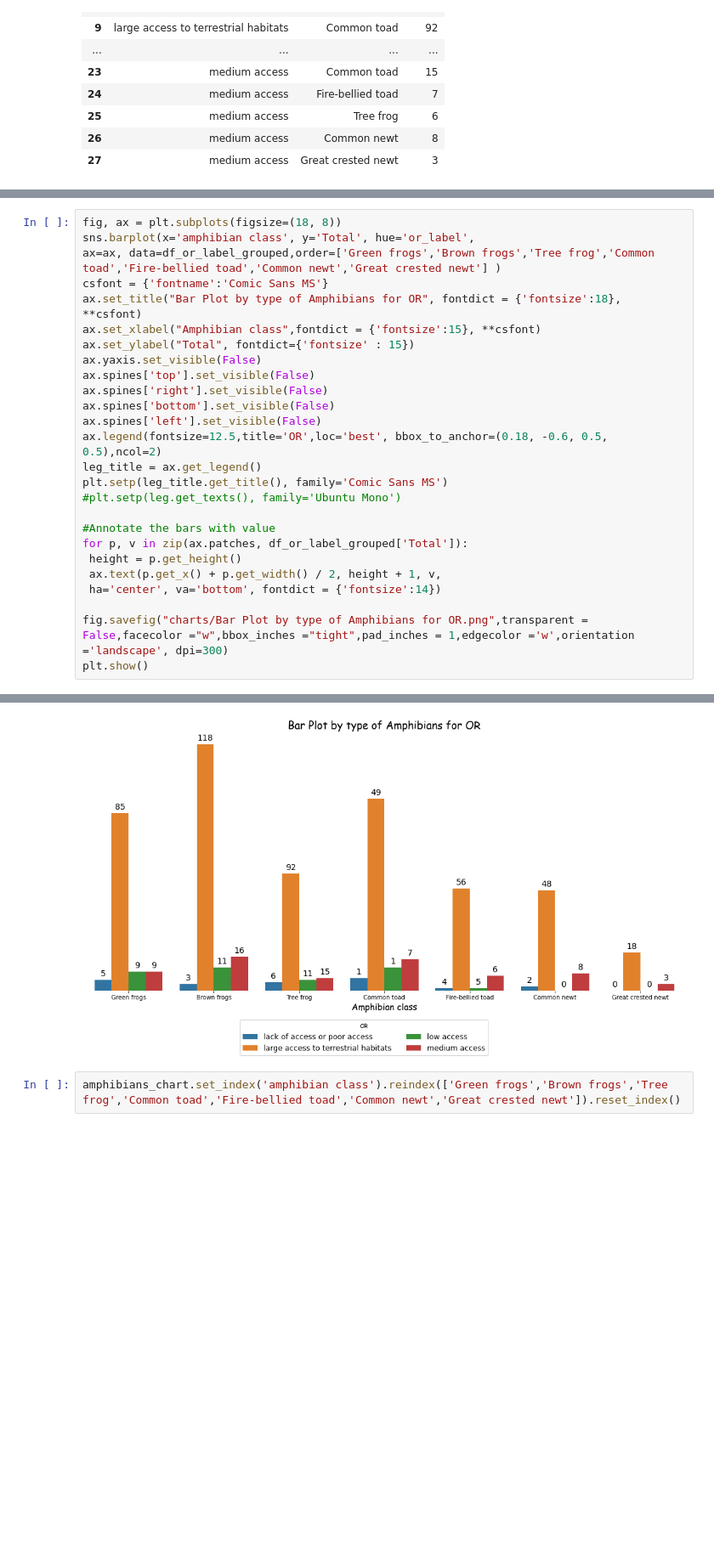
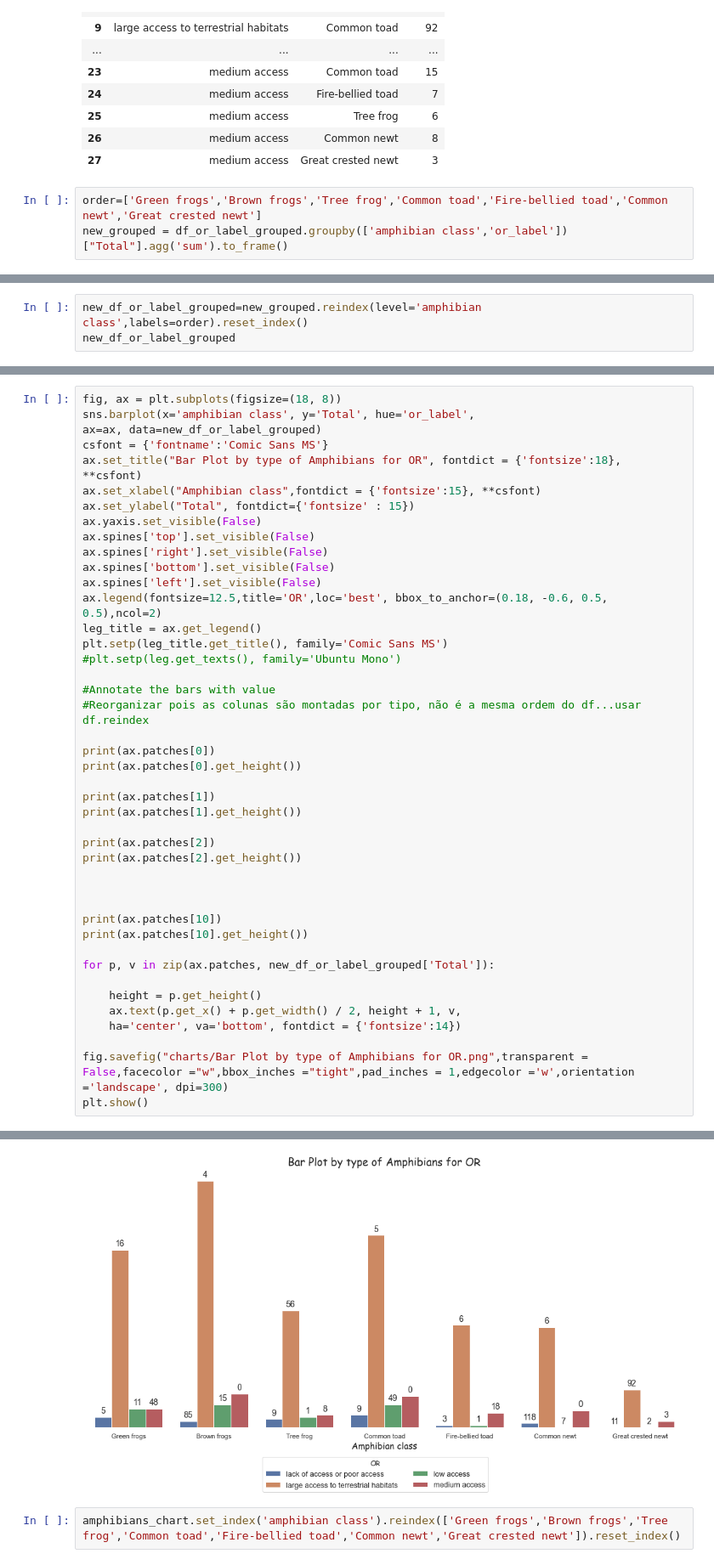
Before and after one commit to Renata-Thomazelli/amphibians, a Jupyter notebook: amphibians-Copy1.ipynb, the cells around one changed output, grey strips where cells are left out. Shown at 85% size. Cells and saved outputs as stored; diff of their text form; blank space fills up the shorter version.

Commit message:
fixing the charts

```diff
--- a/amphibians-Copy1.ipynb
+++ b/amphibians-Copy1.ipynb
@@ -357,3 +357,6 @@ df_or_label_grouped
 | 25 | medium access | Tree frog | 6 |
 | 26 | medium access | Common newt | 8 |
 | 27 | medium access | Great crested newt | 3 |
+# %%
+order=['Green frogs','Brown frogs','Tree frog','Common toad','Fire-bellied toad','Common newt','Great crested newt']
+new_grouped = df_or_label_grouped.groupby(['amphibian class','or_label'])["Total"].agg('sum').to_frame()
@@ -359,0 +384,3 @@ df_or_label_grouped
+# %%
+new_df_or_label_grouped=new_grouped.reindex(level='amphibian class',labels=order).reset_index()
+new_df_or_label_grouped
@@ -360,7 +425,7 @@ df_or_label_grouped
 # %%
 fig, ax = plt.subplots(figsize=(18, 8))
 sns.barplot(x='amphibian class', y='Total', hue='or_label',
-ax=ax, data=df_or_label_grouped,order=['Green frogs','Brown frogs','Tree frog','Common toad','Fire-bellied toad','Common newt','Great crested newt'] )
+ax=ax, data=new_df_or_label_grouped)
 csfont = {'fontname':'Comic Sans MS'}
 ax.set_title("Bar Plot by type of Amphibians for OR", fontdict = {'fontsize':18}, **csfont)
 ax.set_xlabel("Amphibian class",fontdict = {'fontsize':15}, **csfont)
@@ -376,10 +441,27 @@ plt.setp(leg_title.get_title(), family='Comic Sans MS')
 #plt.setp(leg.get_texts(), family='Ubuntu Mono')
 
 #Annotate the bars with value
-for p, v in zip(ax.patches, df_or_label_grouped['Total']):
- height = p.get_height()
- ax.text(p.get_x() + p.get_width() / 2, height + 1, v,
- ha='center', va='bottom', fontdict = {'fontsize':14})
+#Reorganizar pois as colunas são montadas por tipo, não é a mesma ordem do df...usar df.reindex
+
+print(ax.patches[0])
+print(ax.patches[0].get_height())
+
+print(ax.patches[1])
+print(ax.patches[1].get_height())
+
+print(ax.patches[2])
+print(ax.patches[2].get_height())
+
+
+
+print(ax.patches[10])
+print(ax.patches[10].get_height())
+
+for p, v in zip(ax.patches, new_df_or_label_grouped['Total']):
+
+    height = p.get_height()
+    ax.text(p.get_x() + p.get_width() / 2, height + 1, v,
+    ha='center', va='bottom', fontdict = {'fontsize':14})
 
 fig.savefig("charts/Bar Plot by type of Amphibians for OR.png",transparent = False,facecolor ="w",bbox_inches ="tight",pad_inches = 1,edgecolor ='w',orientation ='landscape', dpi=300)
 plt.show()
@@ -387,4 +477,4 @@ plt.show()
-[figure, old version]
+[figure, new version]
 # %%
 amphibians_chart.set_index('amphibian class').reindex(['Green frogs','Brown frogs','Tree frog','Common toad','Fire-bellied toad','Common newt','Great crested newt']).reset_index()
 # %% [output]
```
Also changed, not shown: parts of 10 cells of this notebook, 5 other files.
